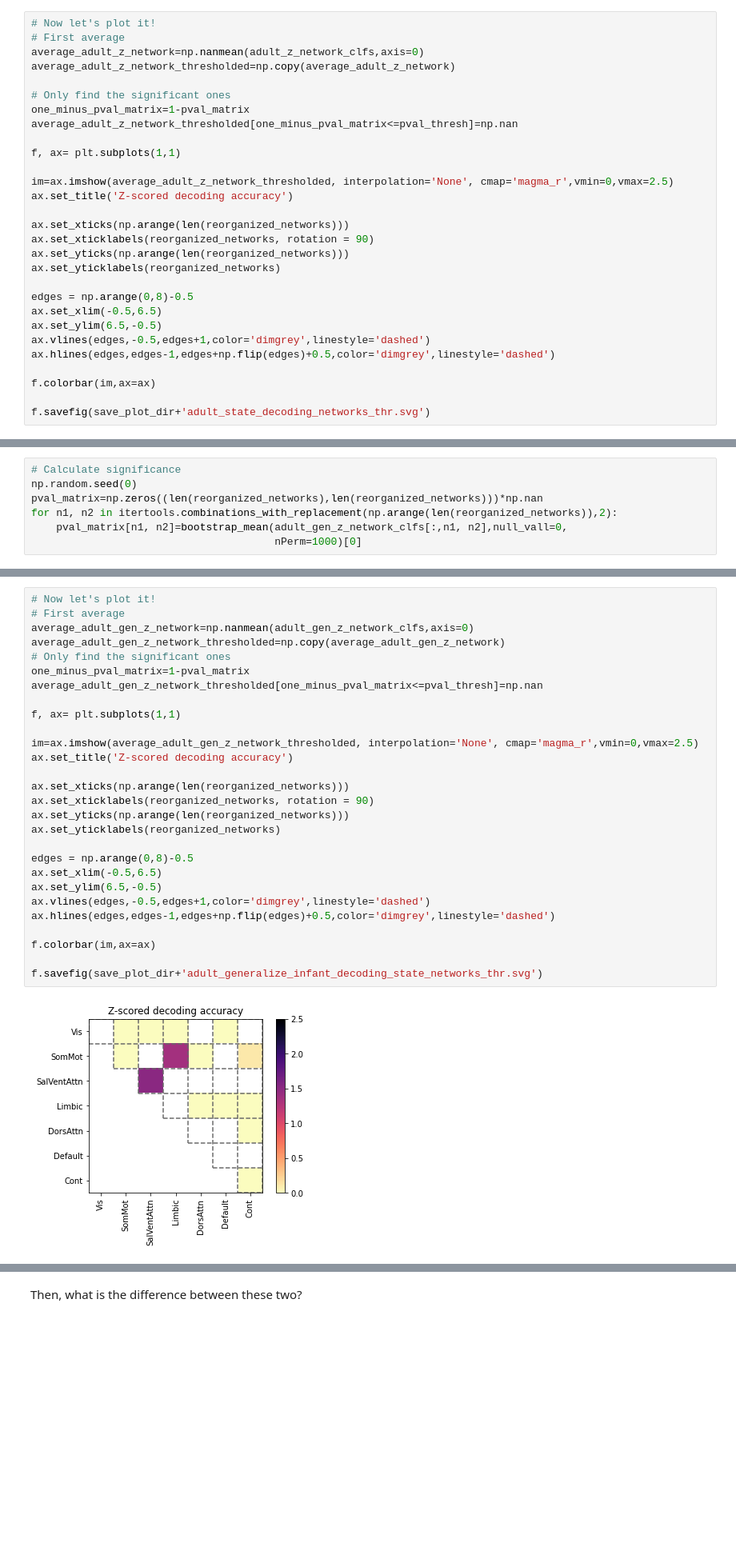
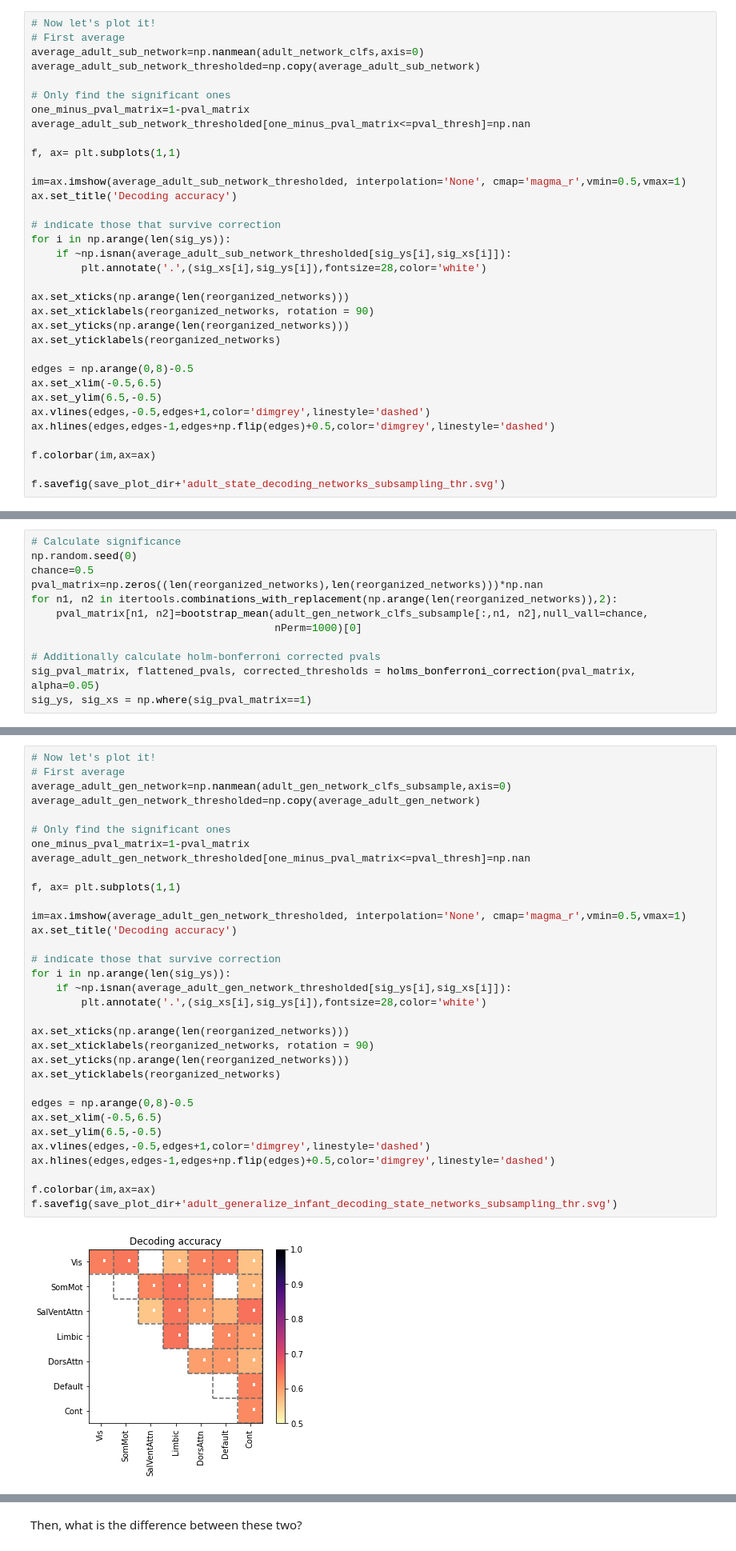
Before and after one commit to ntblab/infant_neuropipe, a Jupyter notebook: scripts/RestingState/RestingState.ipynb, the cells around one changed output, grey strips where cells are left out. Shown at 80% size. Saved outputs shown, nothing was run; the diff lists cells and outputs as text; blank space fills up the shorter version.

```diff
--- a/scripts/RestingState/RestingState.ipynb
+++ b/scripts/RestingState/RestingState.ipynb
@@ -1918,17 +2066,22 @@ for n1, n2 in itertools.combinations_with_replacement(np.arange(len(reorganized_
 # %%
 # Now let's plot it!
 # First average
-average_adult_z_network=np.nanmean(adult_z_network_clfs,axis=0)
-average_adult_z_network_thresholded=np.copy(average_adult_z_network)
+average_adult_sub_network=np.nanmean(adult_network_clfs,axis=0)
+average_adult_sub_network_thresholded=np.copy(average_adult_sub_network)
 
 # Only find the significant ones
 one_minus_pval_matrix=1-pval_matrix
-average_adult_z_network_thresholded[one_minus_pval_matrix<=pval_thresh]=np.nan
+average_adult_sub_network_thresholded[one_minus_pval_matrix<=pval_thresh]=np.nan
 
 f, ax= plt.subplots(1,1)
 
-im=ax.imshow(average_adult_z_network_thresholded, interpolation='None', cmap='magma_r',vmin=0,vmax=2.5)
-ax.set_title('Z-scored decoding accuracy')
+im=ax.imshow(average_adult_sub_network_thresholded, interpolation='None', cmap='magma_r',vmin=0.5,vmax=1)
+ax.set_title('Decoding accuracy')
+
+# indicate those that survive correction
+for i in np.arange(len(sig_ys)):
+    if ~np.isnan(average_adult_sub_network_thresholded[sig_ys[i],sig_xs[i]]):
+        plt.annotate('.',(sig_xs[i],sig_ys[i]),fontsize=28,color='white')
 
 ax.set_xticks(np.arange(len(reorganized_networks)))
 ax.set_xticklabels(reorganized_networks, rotation = 90)
@@ -1943,5 +2096,5 @@ ax.hlines(edges,edges-1,edges+np.flip(edges)+0.5,color='dimgrey',linestyle='dash
 
 f.colorbar(im,ax=ax)
 
-f.savefig(save_plot_dir+'adult_state_decoding_networks_thr.svg')
+f.savefig(save_plot_dir+'adult_state_decoding_networks_subsampling_thr.svg')
 # %% [output]
@@ -2090,7 +2264,12 @@ for n1, n2 in itertools.combinations_with_replacement(np.arange(len(reorganized_
 # %%
 # Calculate significance
 np.random.seed(0)
+chance=0.5
 pval_matrix=np.zeros((len(reorganized_networks),len(reorganized_networks)))*np.nan
 for n1, n2 in itertools.combinations_with_replacement(np.arange(len(reorganized_networks)),2):
-    pval_matrix[n1, n2]=bootstrap_mean(adult_gen_z_network_clfs[:,n1, n2],null_vall=0,
+    pval_matrix[n1, n2]=bootstrap_mean(adult_gen_network_clfs_subsample[:,n1, n2],null_vall=chance,
                                        nPerm=1000)[0]
+
+# Additionally calculate holm-bonferroni corrected pvals
+sig_pval_matrix, flattened_pvals, corrected_thresholds = holms_bonferroni_correction(pval_matrix, alpha=0.05)
+sig_ys, sig_xs = np.where(sig_pval_matrix==1)
@@ -2097,32 +2278,37 @@ for n1, n2 in itertools.combinations_with_replacement(np.arange(len(reorganized_
 # %%
 # Now let's plot it!
 # First average
-average_adult_gen_z_network=np.nanmean(adult_gen_z_network_clfs,axis=0)
-average_adult_gen_z_network_thresholded=np.copy(average_adult_gen_z_network)
+average_adult_gen_network=np.nanmean(adult_gen_network_clfs_subsample,axis=0)
+average_adult_gen_network_thresholded=np.copy(average_adult_gen_network)
+
 # Only find the significant ones
 one_minus_pval_matrix=1-pval_matrix
-average_adult_gen_z_network_thresholded[one_minus_pval_matrix<=pval_thresh]=np.nan
+average_adult_gen_network_thresholded[one_minus_pval_matrix<=pval_thresh]=np.nan
 
 f, ax= plt.subplots(1,1)
 
-im=ax.imshow(average_adult_gen_z_network_thresholded, interpolation='None', cmap='magma_r',vmin=0,vmax=2.5)
-ax.set_title('Z-scored decoding accuracy')
+im=ax.imshow(average_adult_gen_network_thresholded, interpolation='None', cmap='magma_r',vmin=0.5,vmax=1)
+ax.set_title('Decoding accuracy')
+
+# indicate those that survive correction
+for i in np.arange(len(sig_ys)):
+    if ~np.isnan(average_adult_gen_network_thresholded[sig_ys[i],sig_xs[i]]):
+        plt.annotate('.',(sig_xs[i],sig_ys[i]),fontsize=28,color='white')
 
 ax.set_xticks(np.arange(len(reorganized_networks)))
 ax.set_xticklabels(reorganized_networks, rotation = 90)
 ax.set_yticks(np.arange(len(reorganized_networks)))
 ax.set_yticklabels(reorganized_networks)
 
 edges = np.arange(0,8)-0.5
 ax.set_xlim(-0.5,6.5)
 ax.set_ylim(6.5,-0.5)
 ax.vlines(edges,-0.5,edges+1,color='dimgrey',linestyle='dashed')
 ax.hlines(edges,edges-1,edges+np.flip(edges)+0.5,color='dimgrey',linestyle='dashed')
 
 f.colorbar(im,ax=ax)
-
-f.savefig(save_plot_dir+'adult_generalize_infant_decoding_state_networks_thr.svg')
+f.savefig(save_plot_dir+'adult_generalize_infant_decoding_state_networks_subsampling_thr.svg')
 # %% [output]
-[figure, old version]
+[figure, new version]
 # %%
 # Then, we will generalize infants to adults
```
Also changed, not shown: parts of 29 cells of this notebook.
